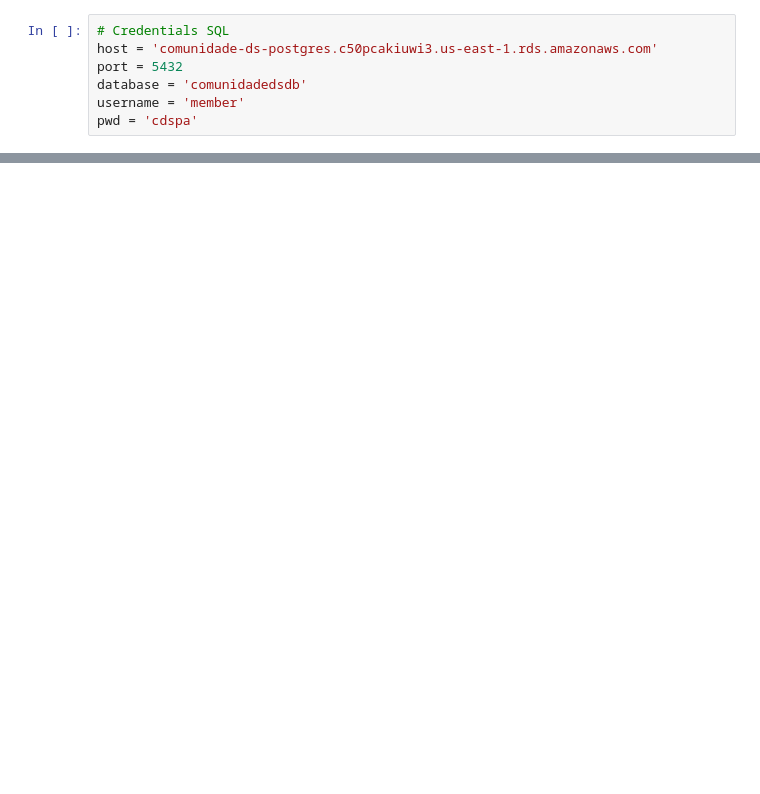
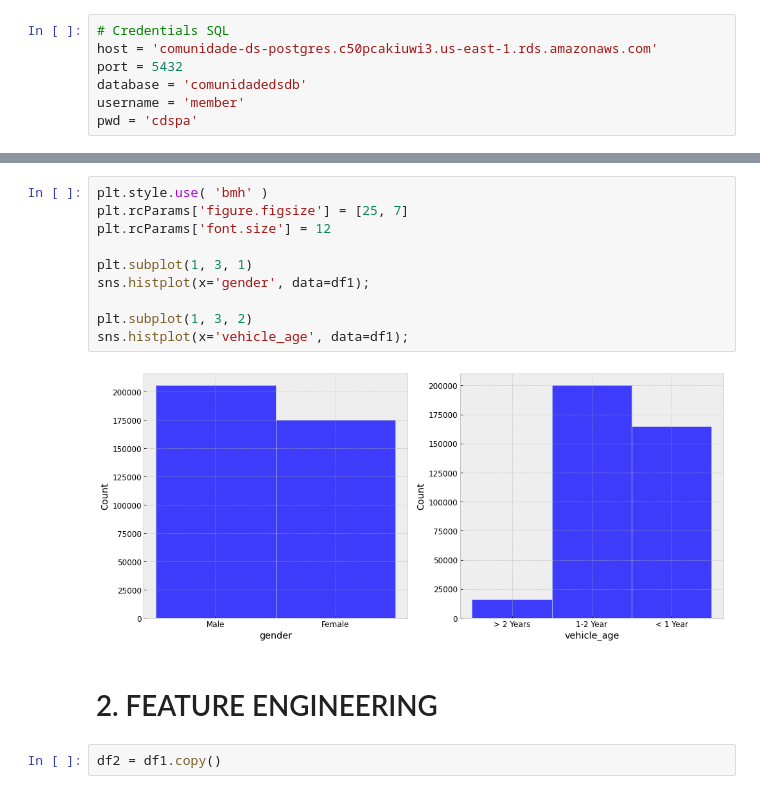
Before and after one commit to gdelimacarvalho/insurance_project, a Jupyter notebook: insurance_project.ipynb, the cells around one changed output, grey strips where cells are left out. Saved outputs shown, nothing was run; the diff lists cells and outputs as text; blank space fills up the shorter version.

Commit message:
data exploration

```diff
--- a/insurance_project.ipynb
+++ b/insurance_project.ipynb
@@ -44,0 +246,16 @@ df
+# %%
+plt.style.use( 'bmh' )
+plt.rcParams['figure.figsize'] = [25, 7]
+plt.rcParams['font.size'] = 12
+
+plt.subplot(1, 3, 1)
+sns.histplot(x='gender', data=df1);
+
+plt.subplot(1, 3, 2)
+sns.histplot(x='vehicle_age', data=df1);
+# %% [output]
+[figure, added]
+# %% [markdown]
+# 2. FEATURE ENGINEERING
+# %%
+df2 = df1.copy()
```
Also changed, not shown: parts of 40 cells of this notebook.
